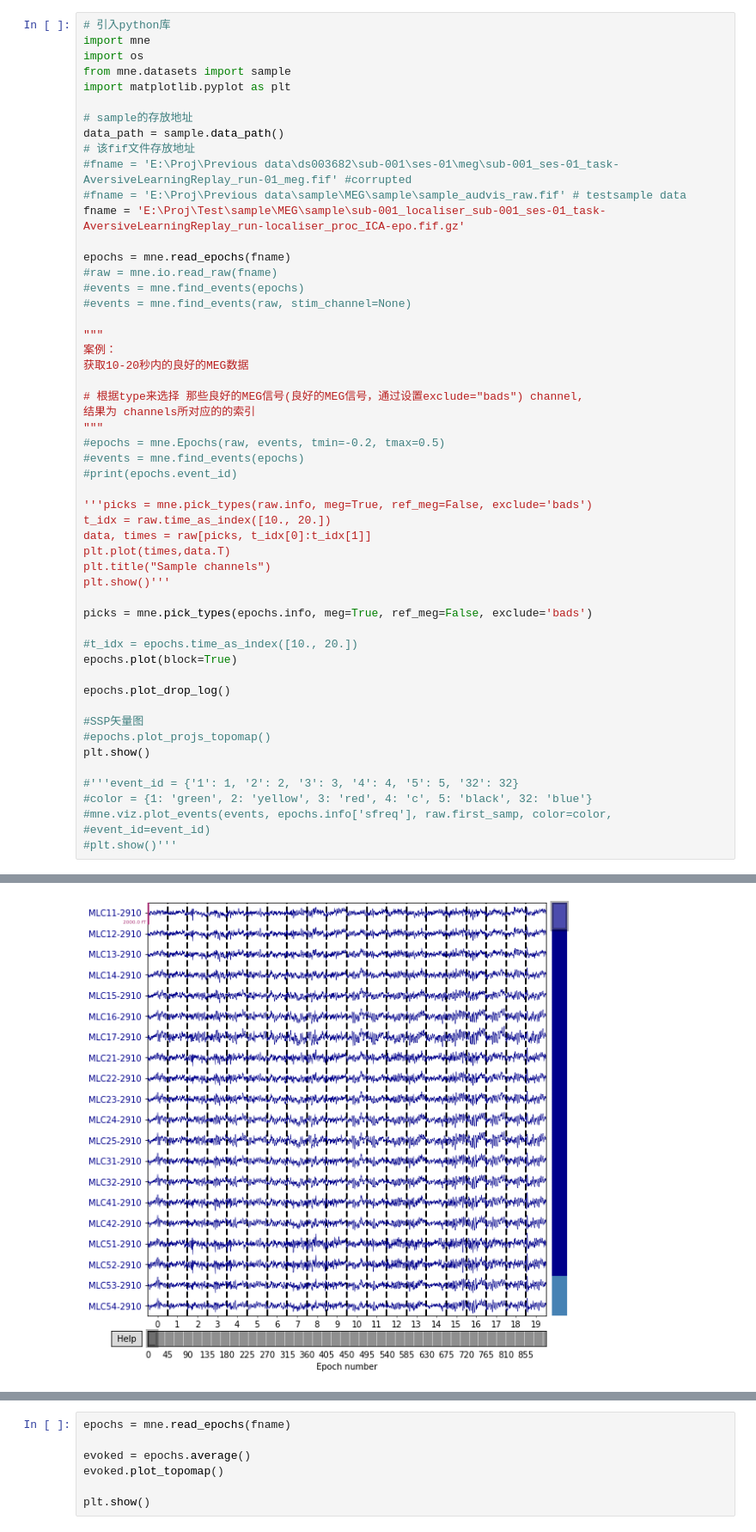
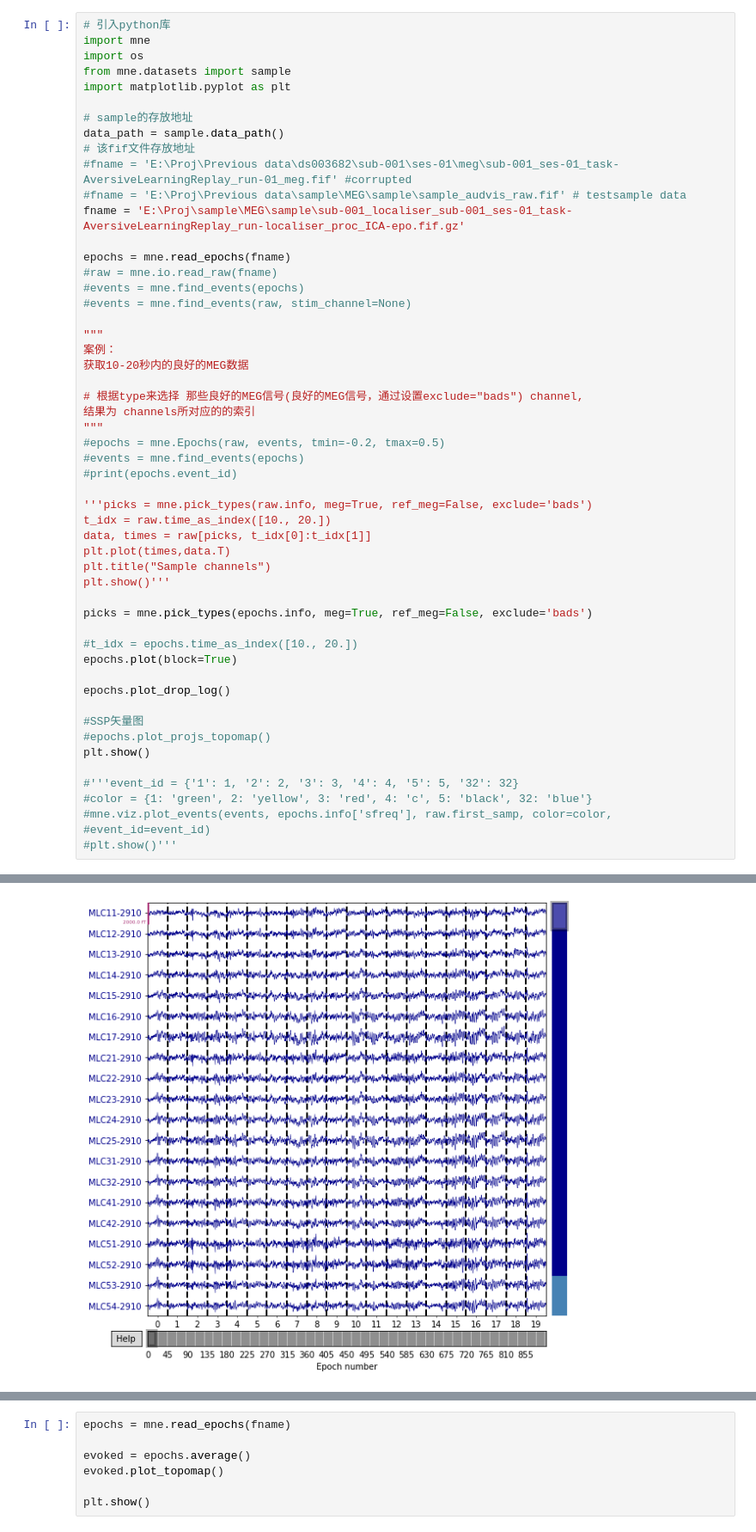
Before and after one commit to ReveRoyl/MT_ML_Decoding, a Jupyter notebook: MNE test.ipynb, the cells around one changed output, grey strips where cells are left out. Shown at 86% size. Drawn from its saved outputs; the diff is of its cells as text.

```diff
--- a/MNE test.ipynb
+++ b/MNE test.ipynb
@@ -10,7 +10,7 @@ data_path = sample.data_path()
 # 该fif文件存放地址
 #fname = 'E:\Proj\Previous data\ds003682\sub-001\ses-01\meg\sub-001_ses-01_task-AversiveLearningReplay_run-01_meg.fif' #corrupted
 #fname = 'E:\Proj\Previous data\sample\MEG\sample\sample_audvis_raw.fif' # testsample data
-fname = 'E:\Proj\Test\sample\MEG\sample\sub-001_localiser_sub-001_ses-01_task-AversiveLearningReplay_run-localiser_proc_ICA-epo.fif.gz'
+fname = 'E:\Proj\sample\MEG\sample\sub-001_localiser_sub-001_ses-01_task-AversiveLearningReplay_run-localiser_proc_ICA-epo.fif.gz'
 
 epochs = mne.read_epochs(fname)
 #raw = mne.io.read_raw(fname)
@@ -56,15 +56,15 @@ Reading E:\Proj\Test\sample\MEG\sample\sub-001_localiser_sub-001_ses-01_task-Ave
     Read 5 compensation matrices
     Found the data of interest:
         t =    -500.00 ...     790.00 ms
         5 CTF compensation matrices available
 0 bad epochs dropped
 Not setting metadata
 900 matching events found
 No baseline correction applied
 0 projection items activated
 Using matplotlib as 2D backend.
 Opening epochs-browser...
-[figure, old version]
+[figure, new version]
 [figure]
 # %%
 epochs = mne.read_epochs(fname)
```
Also changed, not shown: parts of 1 cell of this notebook, 2 other files.
